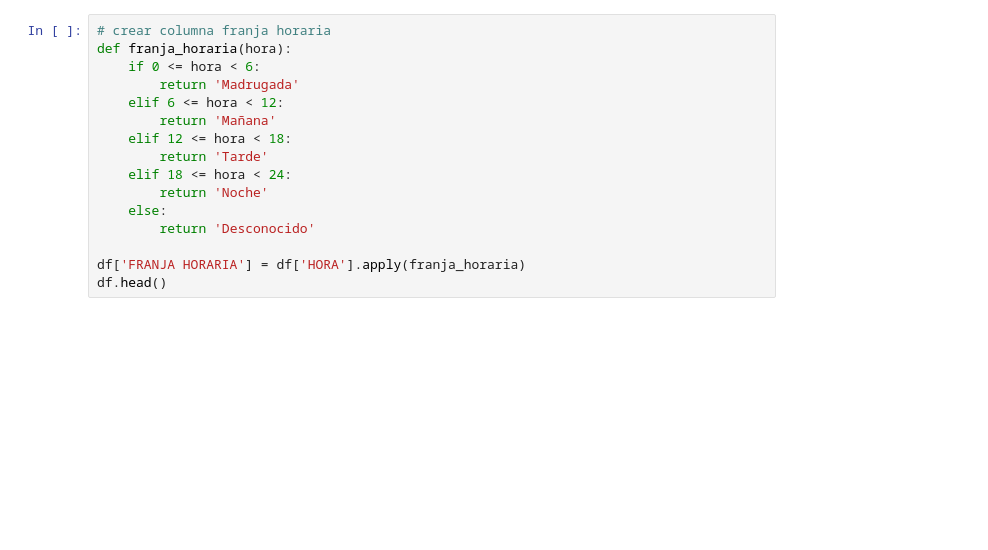
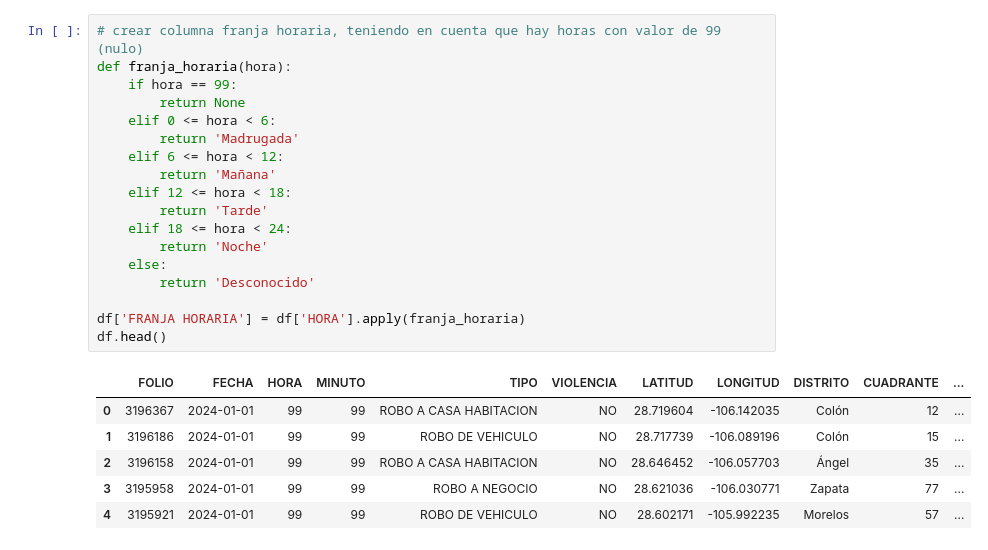
Before and after one commit to gabigabzela/A01567178-EDA, a Jupyter notebook: datos_actualizados.ipynb, the cells around one changed output. Saved outputs shown, nothing was run; the diff lists cells and outputs as text; blank space fills up the shorter version.

```diff
--- a/datos_actualizados.ipynb
+++ b/datos_actualizados.ipynb
@@ -87,16 +256,25 @@ df.head()
 # %%
-# crear columna franja horaria
+# crear columna franja horaria, teniendo en cuenta que hay horas con valor de 99 (nulo)
 def franja_horaria(hora):
-    if 0 <= hora < 6:
+    if hora == 99:
+        return None
+    elif 0 <= hora < 6:
         return 'Madrugada'
     elif 6 <= hora < 12:
         return 'Mañana'
     elif 12 <= hora < 18:
         return 'Tarde'
     elif 18 <= hora < 24:
         return 'Noche'
     else:
         return 'Desconocido'
 
 df['FRANJA HORARIA'] = df['HORA'].apply(franja_horaria)
 df.head()
+# %% [output]
+|  | FOLIO | FECHA | HORA | MINUTO | TIPO | VIOLENCIA | LATITUD | LONGITUD | DISTRITO | CUADRANTE | ... |
+| 0 | 3196367 | 2024-01-01 | 99 | 99 | ROBO A CASA HABITACION | NO | 28.719604 | -106.142035 | Colón | 12 | ... |
+| 1 | 3196186 | 2024-01-01 | 99 | 99 | ROBO DE VEHICULO | NO | 28.717739 | -106.089196 | Colón | 15 | ... |
+| 2 | 3196158 | 2024-01-01 | 99 | 99 | ROBO A CASA HABITACION | NO | 28.646452 | -106.057703 | Ángel | 35 | ... |
+| 3 | 3195958 | 2024-01-01 | 99 | 99 | ROBO A NEGOCIO | NO | 28.621036 | -106.030771 | Zapata | 77 | ... |
+| 4 | 3195921 | 2024-01-01 | 99 | 99 | ROBO DE VEHICULO | NO | 28.602171 | -105.992235 | Morelos | 57 | ... |
```
Also changed, not shown: parts of 29 cells of this notebook.
